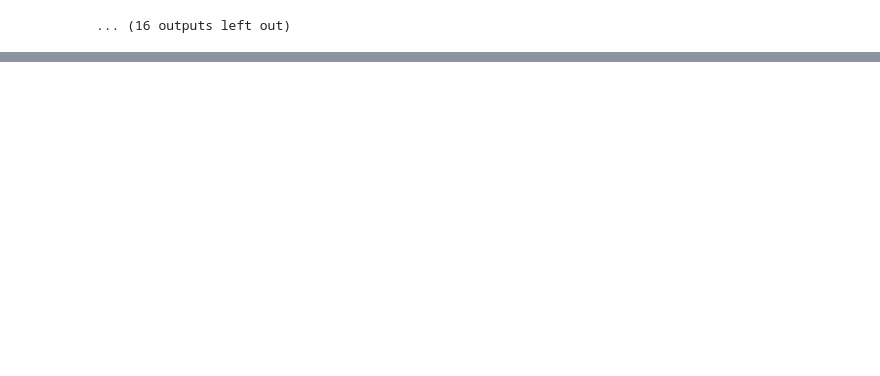
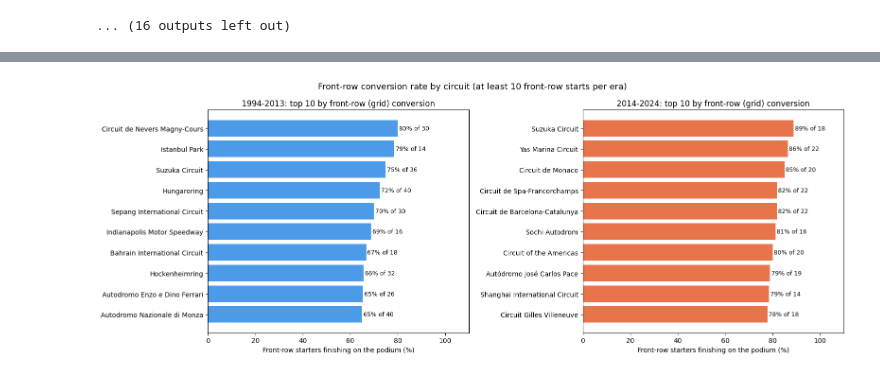
Before and after one commit to EchoKnights/CSEN903-Project, a Jupyter notebook: acl-milestone.ipynb, the cells around one changed output, grey strips where cells are left out. Saved outputs shown, nothing was run; the diff lists cells and outputs as text; code cells hidden in the pictures; blank space fills up the shorter version.

```diff
--- a/acl-milestone.ipynb
+++ b/acl-milestone.ipynb
@@ -1271,0 +784,92 @@ plt.show()
+# %%
+front_row = (
+    cleaned_tables['results'][['raceId', 'driverId', 'grid', 'positionOrder']]
+    .merge(cleaned_tables['races'][['raceId', 'year', 'circuitId']], on='raceId')
+    .merge(cleaned_tables['circuits'][['circuitId', 'name']], on='circuitId')
+    .merge(
+        cleaned_tables['qualifying'][['raceId', 'driverId', 'position']].rename(columns={'position': 'quali_position'}),
+        on=['raceId', 'driverId'], how='left'
+    )
+)
+front_row = front_row[front_row['year'] >= 1994].copy()
+front_row['podium'] = front_row['positionOrder'] <= 3
+front_row['era'] = np.where(front_row['year'] >= 2014, '2014-2024', '1994-2013')
+
+MIN_STARTS = 10
+
+
+def conversion_table(data, position_column):
+    starters = data[data[position_column].isin([1, 2])]
+    table = (
+        starters.groupby(['era', 'name'])['podium']
+        .agg(front_row_starts='size', podiums='sum', rate='mean')
+        .reset_index()
+    )
+    return table[table['front_row_starts'] >= MIN_STARTS]
+
+
+by_grid = conversion_table(front_row, 'grid')
+by_quali = conversion_table(front_row, 'quali_position')
+
+fig, axes = plt.subplots(1, 2, figsize=(16, 6), sharex=True)
+for ax, era, color in zip(axes, ['1994-2013', '2014-2024'], ['#4c9be8', '#e8744c']):
+    top = by_grid[by_grid['era'] == era].nlargest(10, 'rate').sort_values('rate')
+    ax.barh(top['name'], top['rate'] * 100, color=color)
+    for i, (rate, n) in enumerate(zip(top['rate'], top['front_row_starts'])):
+        ax.text(rate * 100 + 0.5, i, f'{rate:.0%} of {n}', va='center', fontsize=9)
+    ax.set_title(f'{era}: top 10 by front-row (grid) conversion')
+    ax.set_xlabel('Front-row starters finishing on the podium (%)')
+    ax.set_xlim(0, 110)
+fig.suptitle(f'Front-row conversion rate by circuit (at least {MIN_STARTS} front-row starts per era)', fontsize=13)
+fig.tight_layout()
+plt.show()
+
+# Ranking change between eras, for circuits ranked in both
+wide = by_grid.pivot(index='name', columns='era', values='rate').dropna()
+rank_change = wide.rank(ascending=False, method='min').astype(int).rename(columns=lambda c: f'rank {c}')
+rank_change = wide.mul(100).round(1).rename(columns=lambda c: f'rate % {c}').join(rank_change)
+rank_change['rank change'] = rank_change['rank 1994-2013'] - rank_change['rank 2014-2024']
+spearman = wide['1994-2013'].corr(wide['2014-2024'], method='spearman')
+print(f'Circuits ranked in both eras: {len(wide)}; Spearman rank correlation between eras: {spearman:.2f}')
+
+fig, ax = plt.subplots(figsize=(8, 7))
+for name, row in wide.iterrows():
+    change = row['2014-2024'] - row['1994-2013']
+    color = '#2a9d8f' if change > 0.05 else ('#e76f51' if change < -0.05 else 'grey')
+    ax.plot([0, 1], [row['1994-2013'] * 100, row['2014-2024'] * 100], marker='o', color=color)
+label_y = wide['2014-2024'].mul(100).sort_values()
+placed = []
+for name, y in label_y.items():  # spread labels so they do not overlap
+    y = max(y, placed[-1] + 1.4) if placed else y
+    placed.append(y)
+    true_y = wide.loc[name, '2014-2024'] * 100
+    ax.annotate(f'{name} ({wide.loc[name, "1994-2013"]:.0%} → {wide.loc[name, "2014-2024"]:.0%})',
+                xy=(1, true_y), xytext=(1.08, y), va='center', fontsize=8,
+                arrowprops=dict(arrowstyle='-', color='lightgrey', lw=0.8))
+ax.set_xticks([0, 1]); ax.set_xticklabels(['1994-2013', '2014-2024']); ax.set_xlim(-0.1, 1.9)
+ax.set_ylabel('Front-row (grid) conversion rate (%)')
+ax.set_title(f'Circuits ranked in both eras: rate before vs after 2014 (Spearman {spearman:.2f})')
+fig.tight_layout()
+plt.show()
+
+overall = front_row.assign(
+    grid_front=front_row['grid'].isin([1, 2]),
+    quali_front=front_row['quali_position'].isin([1, 2]),
+)
+summary_q1 = pd.DataFrame({
+    'grid front row': overall[overall['grid_front']].groupby('era')['podium'].mean(),
+    'qualifying front row': overall[overall['quali_front']].groupby('era')['podium'].mean(),
+})
+moved = overall[overall['quali_front'] & ~overall['grid_front']]
+print(f'Qualified on the front row but started elsewhere (penalties, pit-lane starts): {len(moved)} cases, '
+      f'podium rate {moved["podium"].mean():.0%}')
+print('\nOverall conversion by definition and era:')
+print(summary_q1.round(3))
+
+print('\nTop 5 by qualifying front row, per era:')
+for era in ['1994-2013', '2014-2024']:
+    print(era, ', '.join(f"{r['name']} {r['rate']:.0%}" for _, r in by_quali[by_quali['era'] == era].nlargest(5, 'rate').iterrows()))
+
+rank_change.sort_values('rank 2014-2024')
+# %% [output]
+[figure, added]
```
Also changed, not shown: parts of 168 cells of this notebook.
